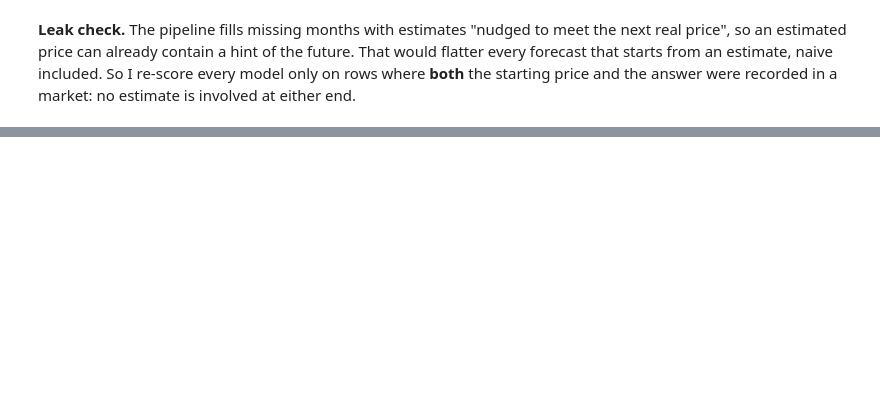
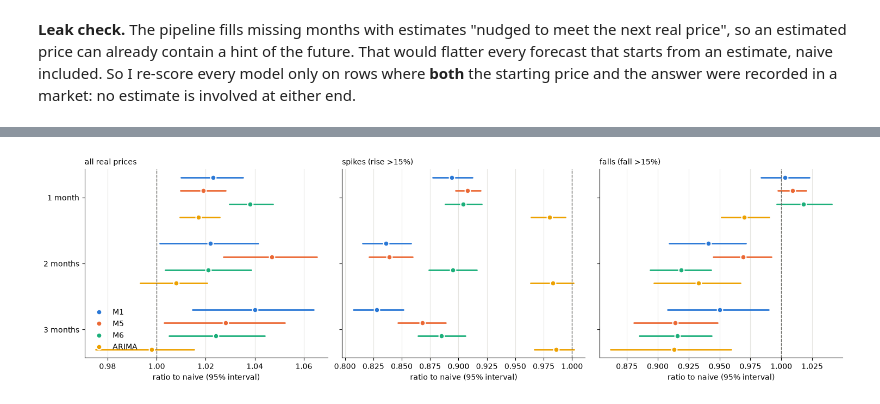
Before and after one commit to emergingleader/Soko_Radar, a Jupyter notebook: notebooks/modelling/02_model_build.ipynb, the cells around one changed output, grey strips where cells are left out. Saved outputs shown, nothing was run; the diff lists cells and outputs as text; code cells hidden in the pictures; blank space fills up the shorter version.

```diff
--- a/notebooks/modelling/02_model_build.ipynb
+++ b/notebooks/modelling/02_model_build.ipynb
@@ -2329,0 +2519,26 @@ log_decision(
+# %%
+# Bootstrap chart: each model's ratio to naive with its 95% interval (left of the line = better than naive)
+COLOURS = {"M1": BLUE, "M5": ORANGE, "M6": AQUA, "ARIMA": YELLOW}
+fig, axes = plt.subplots(1, 3, figsize=(15, 4.4), sharey=True)
+for ax, subset in zip(axes, SUBSETS):
+    part = boot_table[(boot_table["prices"] == subset) & boot_table["comparison"].str.endswith("vs Naive")]
+    for k, (_, r) in enumerate(part.iterrows()):
+        model = r["comparison"].split()[0]
+        y = (r["horizon"] - 1) * 5 + list(COLOURS).index(model)
+        ax.plot([r["low"], r["high"]], [y, y], color=COLOURS[model], lw=2, solid_capstyle="round")
+        ax.plot(r["ratio"], y, "o", color=COLOURS[model], ms=7, mec="white", mew=1.5,
+                label=model if r["horizon"] == 1 else None)
+    ax.axvline(1, color=MUTED, ls="--", lw=1)
+    ax.set_title(subset, loc="left", fontsize=10)
+    ax.set_xlabel("ratio to naive (95% interval)")
+    ax.grid(axis="x", color="#e6e5e1", lw=0.8)
+    ax.set_axisbelow(True)
+    for side in ("top", "right"):
+        ax.spines[side].set_visible(False)
+axes[0].set_yticks([1.5, 6.5, 11.5], ["1 month", "2 months", "3 months"])
+axes[0].invert_yaxis()
+axes[0].legend(frameon=False, loc="lower left")
+plt.tight_layout()
+plt.show()
+# %% [output]
+[figure, added]
```
Also changed, not shown: parts of 55 cells of this notebook.
